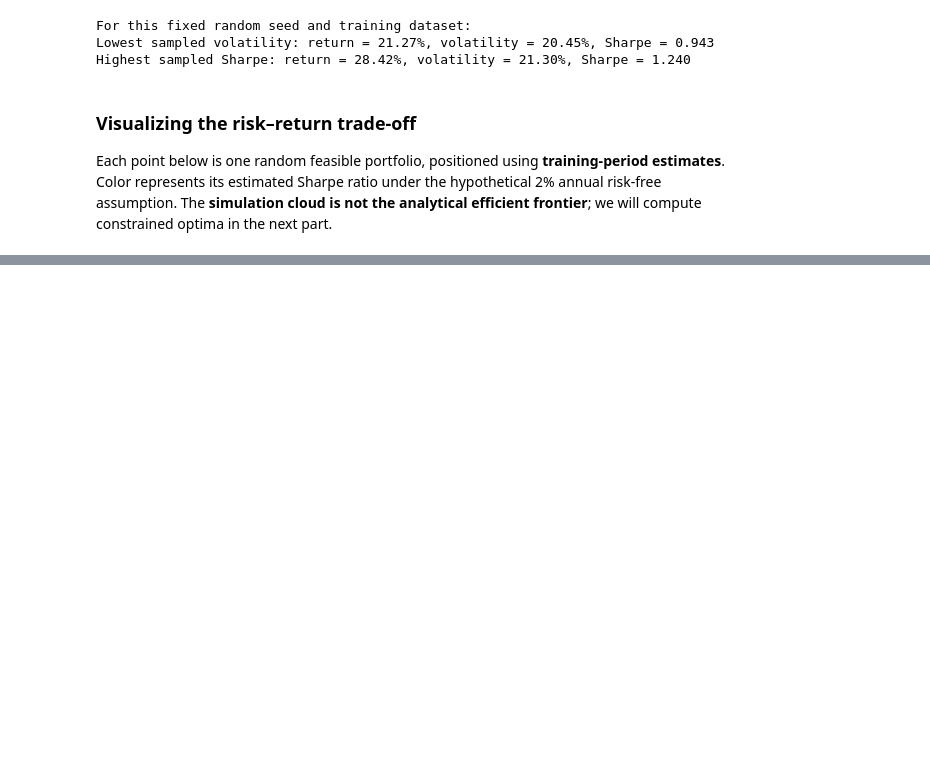
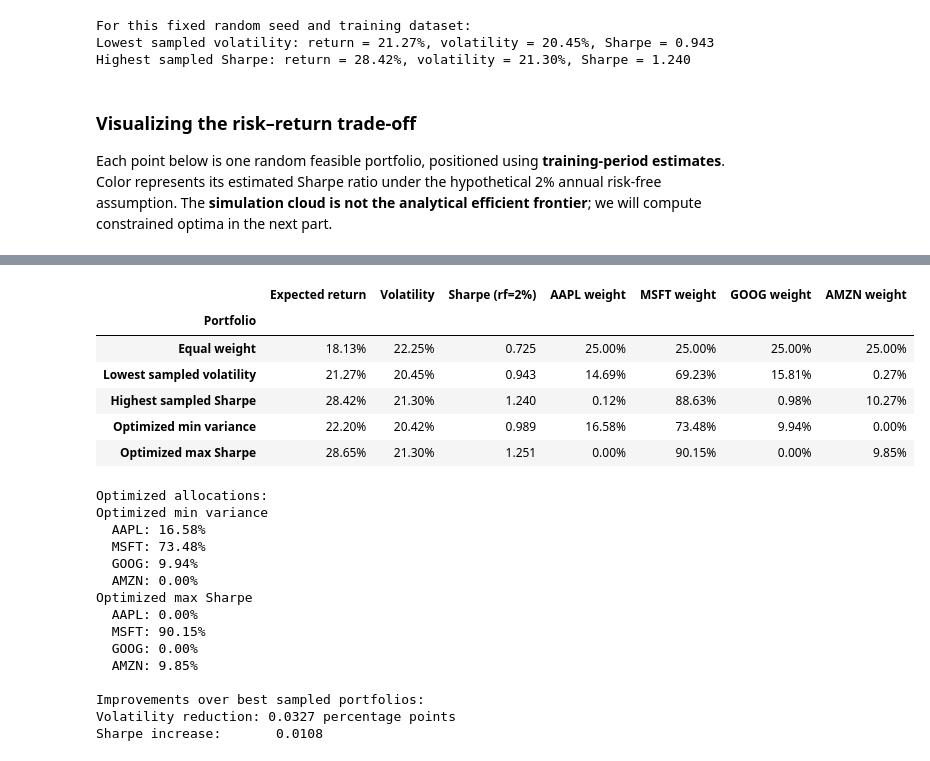
Before and after one commit to nikolaymihalev/modern-portfolio-theory, a Jupyter notebook: portfolio_optimization.ipynb, the cells around one changed output, grey strips where cells are left out. Drawn from its saved outputs; the diff is of its cells as text; code cells hidden in the pictures; blank space fills up the shorter version.

```diff
--- a/portfolio_optimization.ipynb
+++ b/portfolio_optimization.ipynb
@@ -394,0 +507,67 @@ Implement constrained optimization using SciPy SLSQP, including convergence and
+# %%
+optimized_weights = {
+    **candidate_weights,
+    "Optimized min variance": weights_min_var,
+    "Optimized max Sharpe": weights_max_sharpe,
+}
+optimized_comparison = pd.DataFrame([
+    candidate_summary(name, weights) for name, weights in optimized_weights.items()
+]).set_index("Portfolio")
+
+# The optimized solutions should weakly dominate the best of the sampled candidates
+# for their own objectives (not necessarily both objectives simultaneously).
+assert optimized_comparison.loc["Optimized min variance", "Volatility"] <= (
+    optimized_comparison.loc["Lowest sampled volatility", "Volatility"] + 1e-7
+)
+assert optimized_comparison.loc["Optimized max Sharpe", "Sharpe (rf=2%)"] >= (
+    optimized_comparison.loc["Highest sampled Sharpe", "Sharpe (rf=2%)"] - 1e-7
+)
+
+percent_columns = [c for c in optimized_comparison.columns if c != "Sharpe (rf=2%)"]
+output_format = {col: "{:.2%}" for col in percent_columns}
+output_format["Sharpe (rf=2%)"] = "{:.3f}"
+display(optimized_comparison.style.format(output_format))
+
+Path("results").mkdir(exist_ok=True)
+optimized_comparison.to_csv("results/optimized_portfolio_comparison.csv", float_format="%.10f")
+
+print("\nOptimized allocations:")
+for label in ("Optimized min variance", "Optimized max Sharpe"):
+    print(label)
+    for asset in ASSETS:
+        print(f"  {asset}: {optimized_comparison.loc[label, f'{asset} weight']:.2%}")
+
+print("\nImprovements over best sampled portfolios:")
+vol_improvement = (
+    optimized_comparison.loc["Lowest sampled volatility", "Volatility"]
+    - optimized_comparison.loc["Optimized min variance", "Volatility"]
+)
+sharpe_improvement = (
+    optimized_comparison.loc["Optimized max Sharpe", "Sharpe (rf=2%)"]
+    - optimized_comparison.loc["Highest sampled Sharpe", "Sharpe (rf=2%)"]
+)
+print(f"Volatility reduction: {100 * vol_improvement:.4f} percentage points")
+print(f"Sharpe increase:       {sharpe_improvement:.4f}")
+# %% [output]
+|  | Expected return | Volatility | Sharpe (rf=2%) | AAPL weight | MSFT weight | GOOG weight | AMZN weight |
+| Portfolio |  |  |  |  |  |  |  |
+| Equal weight | 18.13% | 22.25% | 0.725 | 25.00% | 25.00% | 25.00% | 25.00% |
+| Lowest sampled volatility | 21.27% | 20.45% | 0.943 | 14.69% | 69.23% | 15.81% | 0.27% |
+| Highest sampled Sharpe | 28.42% | 21.30% | 1.240 | 0.12% | 88.63% | 0.98% | 10.27% |
+| Optimized min variance | 22.20% | 20.42% | 0.989 | 16.58% | 73.48% | 9.94% | 0.00% |
+| Optimized max Sharpe | 28.65% | 21.30% | 1.251 | 0.00% | 90.15% | 0.00% | 9.85% |
+Optimized allocations:
+Optimized min variance
+  AAPL: 16.58%
+  MSFT: 73.48%
+  GOOG: 9.94%
+  AMZN: 0.00%
+Optimized max Sharpe
+  AAPL: 0.00%
+  MSFT: 90.15%
+  GOOG: 0.00%
+  AMZN: 9.85%
+
+Improvements over best sampled portfolios:
+Volatility reduction: 0.0327 percentage points
+Sharpe increase:       0.0108
```
Also changed, not shown: parts of 14 cells of this notebook.
